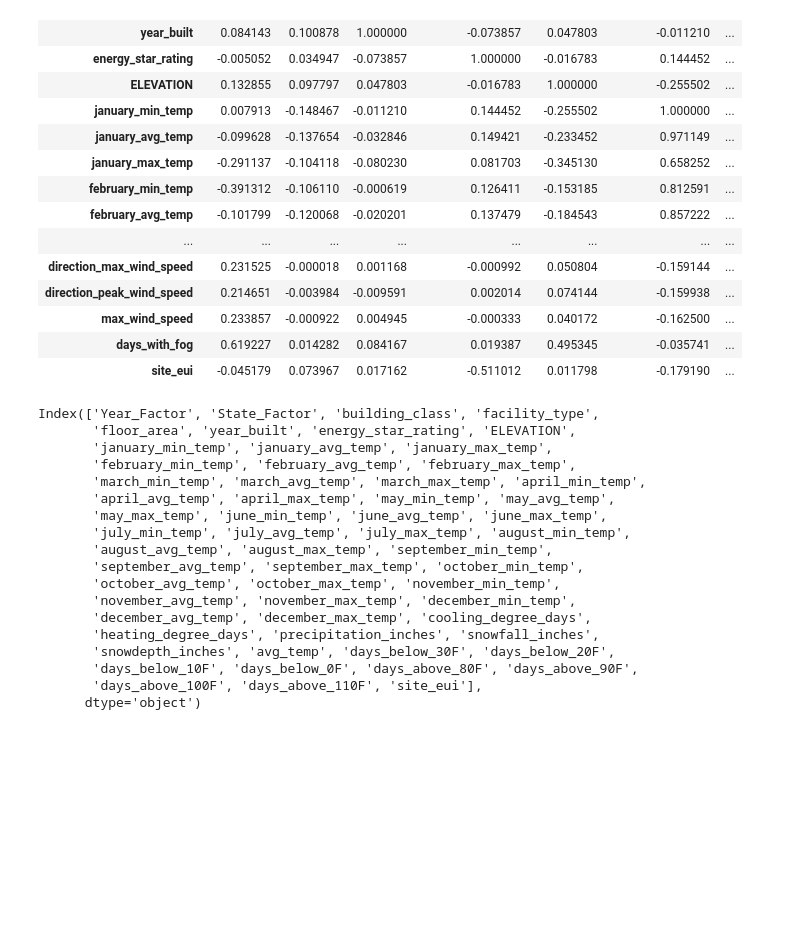
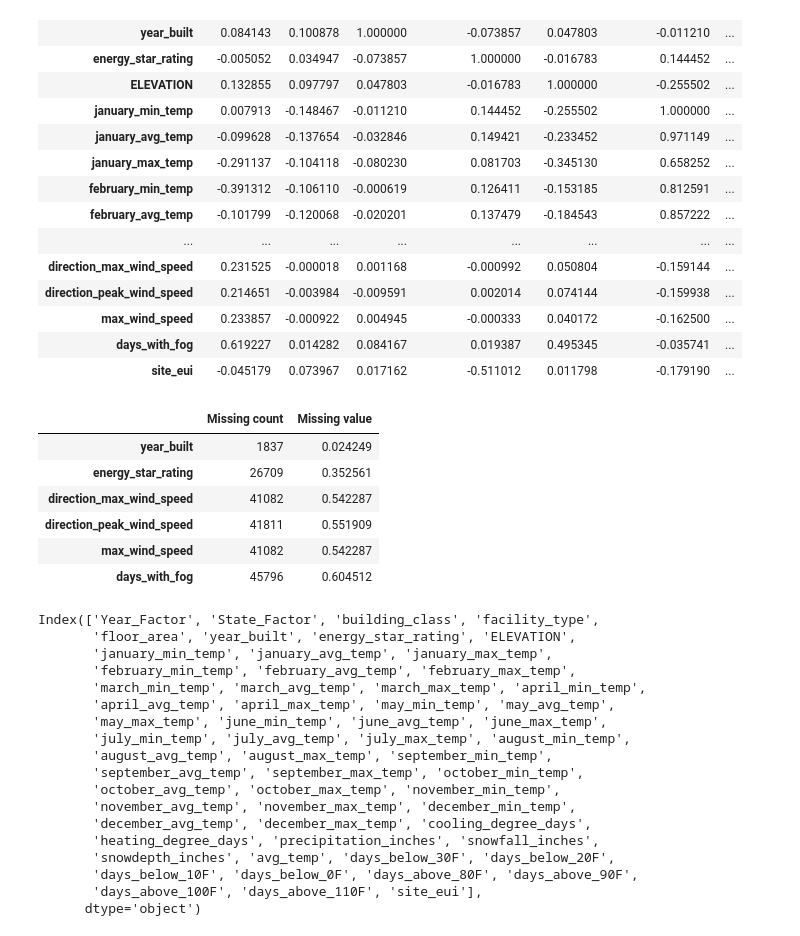
Before and after one commit to eminaomasa/energy_usage_prediction, a Jupyter notebook: DataCleaning.ipynb, the cells around one changed output. Cells and saved outputs as stored; diff of their text form; code cells hidden in the pictures; blank space fills up the shorter version.

```diff
--- a/DataCleaning.ipynb
+++ b/DataCleaning.ipynb
@@ -70,6 +70,26 @@ train.corr(method = 'pearson')
 | max_wind_speed | 0.233857 | -0.000922 | 0.004945 | -0.000333 | 0.040172 | -0.162500 | ... |
 | days_with_fog | 0.619227 | 0.014282 | 0.084167 | 0.019387 | 0.495345 | -0.035741 | ... |
 | site_eui | -0.045179 | 0.073967 | 0.017162 | -0.511012 | 0.011798 | -0.179190 | ... |
+# %%
+# Check for missing data
+cols_with_missing = [col for col in train.columns if train[col].isnull().any()]
+miss_count = train.isna().sum()
+miss_df = pd.concat(
+    [
+        miss_count.rename("Missing count"),
+        miss_count.div(len(train)).rename("Missing value"),
+    ],
+    axis=1,
+).loc[miss_count.ne(0)]
+miss_df.style.background_gradient()
+# %% [output]
+|  | Missing count | Missing value |
+| year_built | 1837 | 0.024249 |
+| energy_star_rating | 26709 | 0.352561 |
+| direction_max_wind_speed | 41082 | 0.542287 |
+| direction_peak_wind_speed | 41811 | 0.551909 |
+| max_wind_speed | 41082 | 0.542287 |
+| days_with_fog | 45796 | 0.604512 |
 # %%
 # drop direction_peak_wind_speed, direction_max_wind_speed, days_with_fog, max_wind_speed from train data
 del train['direction_max_wind_speed']
```
